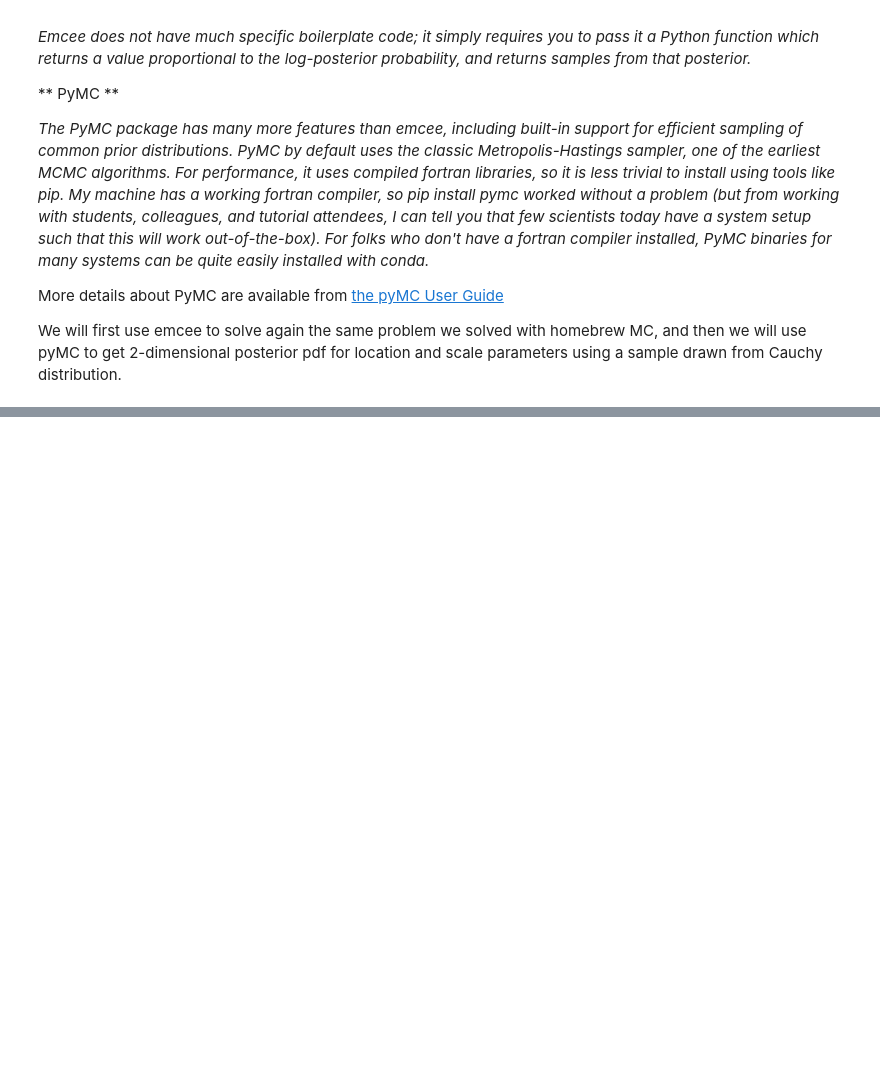
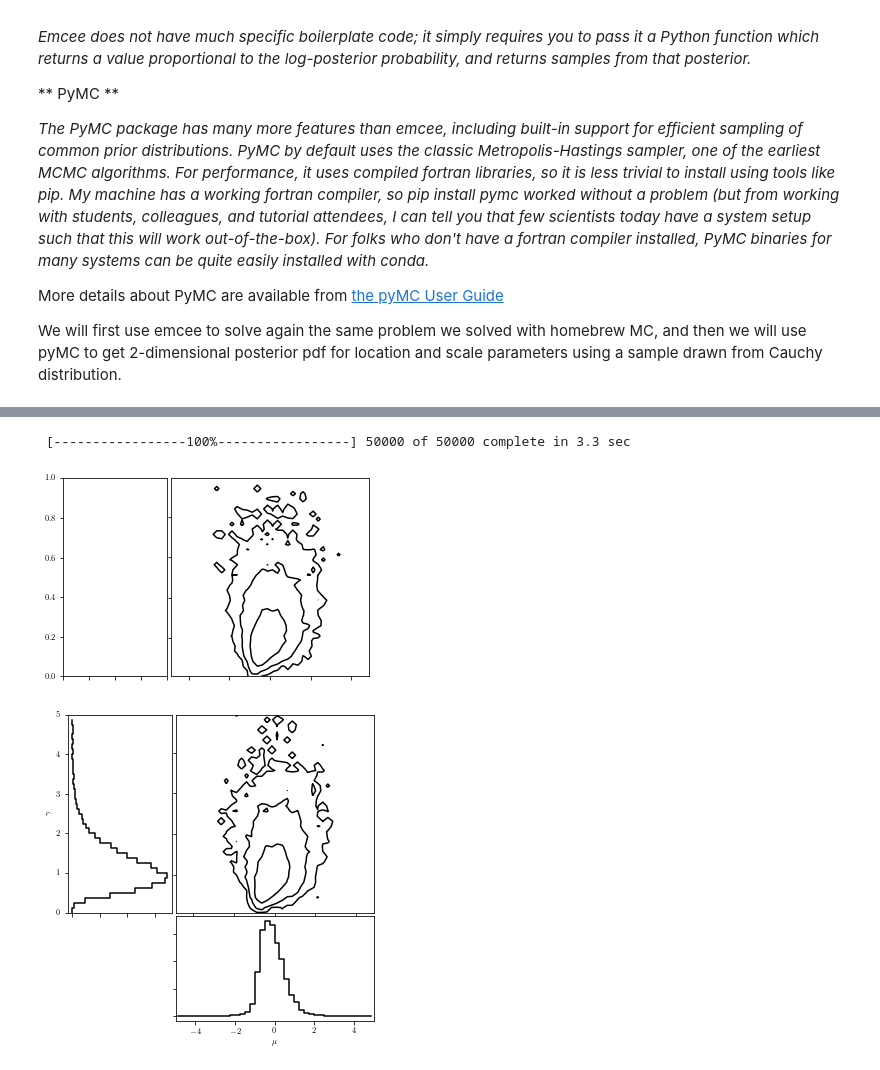
Before and after one commit to Ragadeepika-Pucha/astr-324-s17, a Jupyter notebook: notebooks/Week-5-Tue.ipynb, the cells around one changed output, grey strips where cells are left out. Drawn from its saved outputs; the diff is of its cells as text; code cells hidden in the pictures; blank space fills up the shorter version.

```diff
--- a/notebooks/Week-5-Tue.ipynb
+++ b/notebooks/Week-5-Tue.ipynb
@@ -929,39 +939,46 @@ L_MCMC, mu_bins, gamma_bins = np.histogram2d(trace_mu, trace_gamma,
                                                    np.linspace(0, 5, 41)))
 L_MCMC[L_MCMC == 0] = 1E-16  # prevents zero-division errors
 
+hist_mu, bins_mu = np.histogram(trace_mu, bins=mu_bins, normed=True)
+hist_gamma, bins_gamma = np.histogram(trace_gamma, bins=gamma_bins,
+                                      normed=True)
 
 #----------------------------------------------------------------------
 # plot the results
 fig = plt.figure(figsize=(5, 5))
 
 # first axis: likelihood contours
 ax1 = fig.add_axes((0.4, 0.4, 0.55, 0.55))
 ax1.xaxis.set_major_formatter(plt.NullFormatter())
 ax1.yaxis.set_major_formatter(plt.NullFormatter())
 ax1.contour(0.5 * (mu_bins[:-1] + mu_bins[1:]),
             0.5 * (gamma_bins[:-1] + gamma_bins[1:]),
             convert_to_stdev(np.log(L_MCMC.T)),
             levels=(0.683, 0.955, 0.997),
             colors='k')
 
 # second axis: marginalized over mu
 ax2 = fig.add_axes((0.1, 0.4, 0.29, 0.55))
 ax2.xaxis.set_major_formatter(plt.NullFormatter())
 ax2.plot(hist_gamma, 0.5 * (bins_gamma[1:] + bins_gamma[:-1]
                             - bins_gamma[1] + bins_gamma[0]),
          '-k', drawstyle='steps')
 ax2.set_ylabel(r'$\gamma$')
 ax2.set_ylim(0, 5)
 
 # third axis: marginalized over gamma
 ax3 = fig.add_axes((0.4, 0.1, 0.55, 0.29))
 ax3.yaxis.set_major_formatter(plt.NullFormatter())
 ax3.plot(0.5 * (bins_mu[1:] + bins_mu[:-1]), hist_mu,
          '-k', drawstyle='steps-mid')
 ax3.set_xlabel(r'$\mu$')
 plt.xlim(-5, 5)
 
 plt.show()
+# %% [output]
+ [-----------------100%-----------------] 50000 of 50000 complete in 3.3 sec
+[figure, added]
+[figure, added]
 # %%
 ## this is code for the textbook figure 5.22, see
 ## http://www.astroml.org/book_figures/chapter5/fig_cauchy_mcmc.html
```
Also changed, not shown: parts of 8 cells of this notebook.
